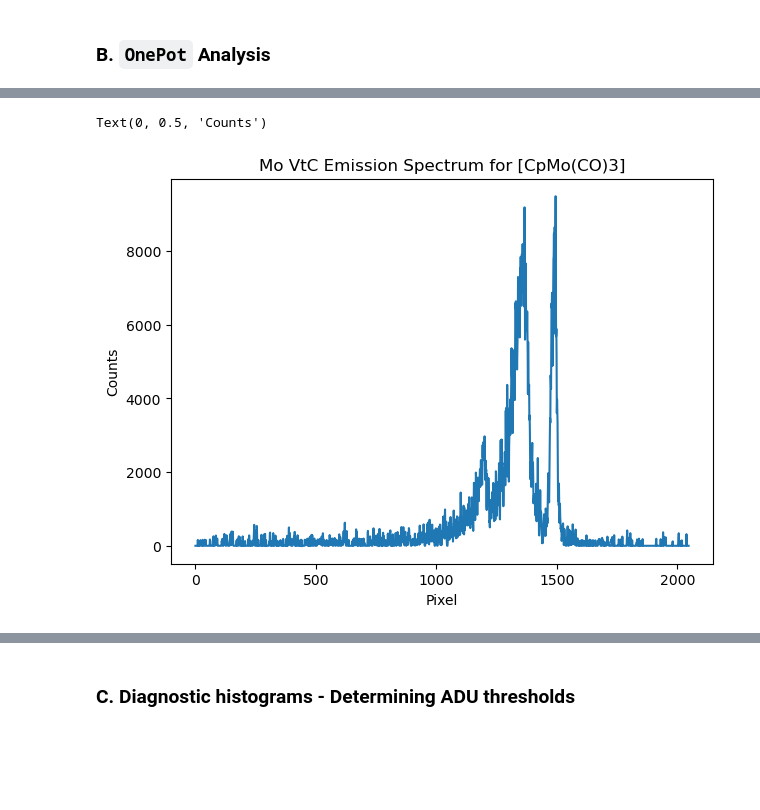
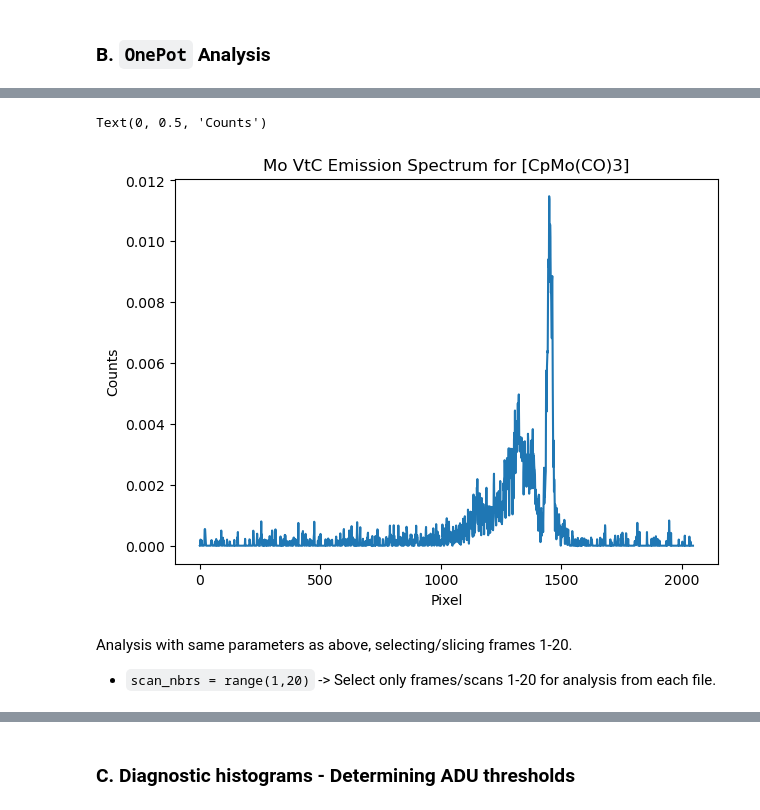
Before and after one commit to jtbabicz/Tender_Analysis, a Jupyter notebook: Tender_Analysis_Example.ipynb, the cells around one changed output, grey strips where cells are left out. Drawn from its saved outputs; the diff is of its cells as text; code cells hidden in the pictures; blank space fills up the shorter version.

Commit message:
Revised example notebook

```diff
--- a/Tender_Analysis_Example.ipynb
+++ b/Tender_Analysis_Example.ipynb
@@ -97,9 +97,10 @@ In this example we will analyze Mo VtC on \[CpMo(CO)3\]2 dimer.
 # %% [markdown]
 ### A. Loading .sif files
 # %%
-# Dimolybdenum samples example data set rXES at 2524.20 eV
-DATA2 = '/sdf/group/ssrl/dsokaras/bl6-2a/tender_data/twopot/data/CPMoITriCO3Dimer/*MoL3val_2524*.sif'
+# Dimolybdenum sample example data set rXES at 2524.20 eV
+DATA2 = '/sdf/group/ssrl/dsokaras/bl6-2a/tender_data/2025-06_Tender/CPMoITriCO3Dimer/*MoL3val_2523.00eV_0*.sif'
 files2 = find_sif_files(DATA2)
 
-print(f'{len(files2)} *.sif files found in {DATA2[:-5]}:\n {files2[0][56:]}, {files2[1][56:]}... \n ... {files2[-1][56:]}')
+print(f'{len(files2)} *.sif files found in {DATA2[:-5]}:')
+files2
 # %% [output]
@@ -111,14 +141,17 @@ print(f'{len(files2)} *.sif files found in {DATA2[:-5]}:\n {files2[0][56:]}, {fi
 # %%
-op = OnePot(files2, bcg=None, histograms=True, threshold=[100, 170, 350])
+op = OnePot(files2, bcg=None, histograms=True, threshold=[100, 170, 350], file_nbrs=[1])
 xes = op.run()
 spec = xes.spectrum()
 # %%
 plt.figure(figsize=(7,5))
 
-plt.plot(spec)
+plt.plot(spec / np.trapz(spec))
 plt.title("Mo VtC Emission Spectrum for [CpMo(CO)3]")
 plt.xlabel("Pixel")
 plt.ylabel("Counts")
 # %% [output]
 Text(0, 0.5, 'Counts')
-[figure, old version]
+[figure, new version]
+# %% [markdown]
+Analysis with same parameters as above, selecting/slicing frames 1-20.
+- `scan_nbrs = range(1,20)` -> Select only frames/scans 1-20 for analysis from each file.
```
Also changed, not shown: parts of 6 cells of this notebook.
